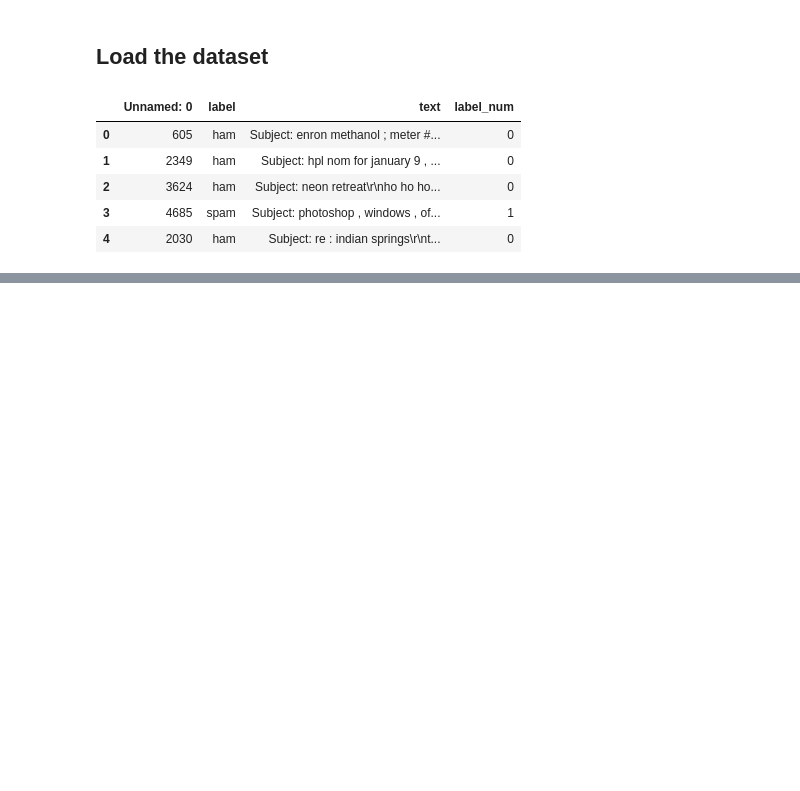
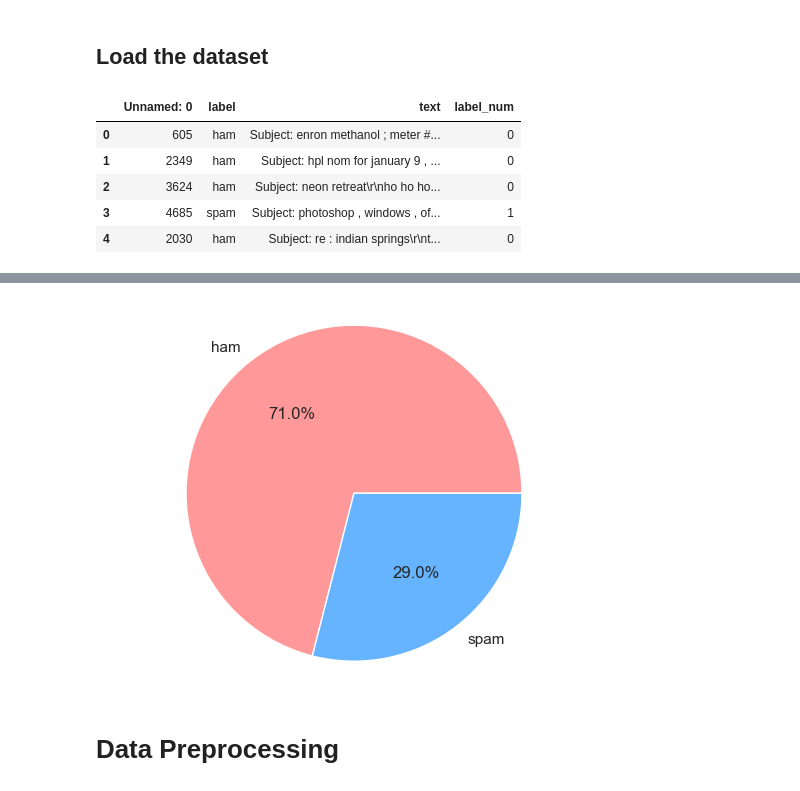
Before and after one commit to SajjadKhanYousafzai/DEP, a Jupyter notebook: Email Spam Classification/spam.ipynb, the cells around one changed output, grey strips where cells are left out. Cells and saved outputs as stored; diff of their text form; code cells hidden in the pictures; blank space fills up the shorter version.

```diff
--- a/Email Spam Classification/spam.ipynb
+++ b/Email Spam Classification/spam.ipynb
@@ -52,0 +127,13 @@ df.head()
+# %%
+# lets check through pie chart
+labels = df['label'].value_counts().index
+sizes = df['label'].value_counts().values
+colors = ['#FF9999', '#66B3FF', '#99FF99', '#FFCC99', '#FFD700']  # Define custom colors
+
+plt.pie(sizes, labels=labels, colors=colors, autopct='%1.1f%%')
+plt.axis('equal')  # Ensures the pie chart is a circle
+plt.show()
+# %% [output]
+[figure, added]
+# %% [markdown]
+# **Data Preprocessing**
```
Also changed, not shown: parts of 18 cells of this notebook.
